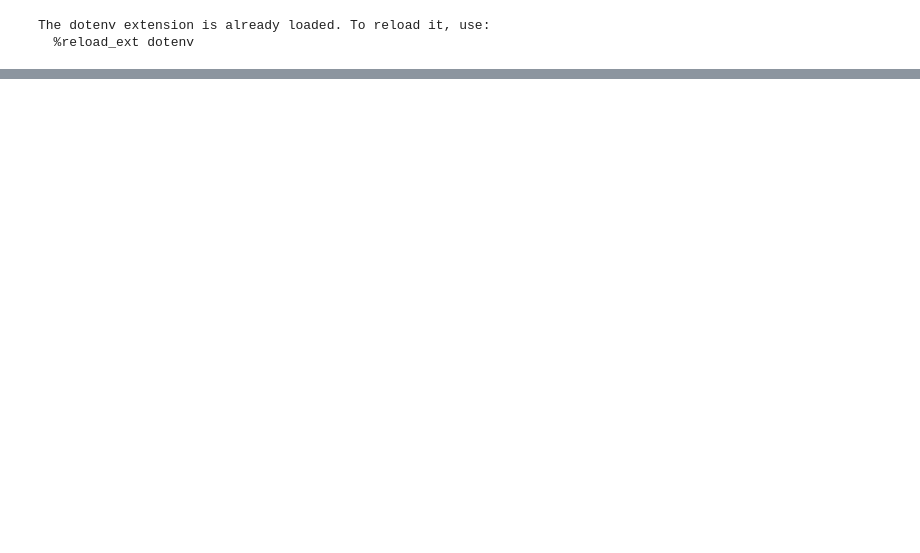
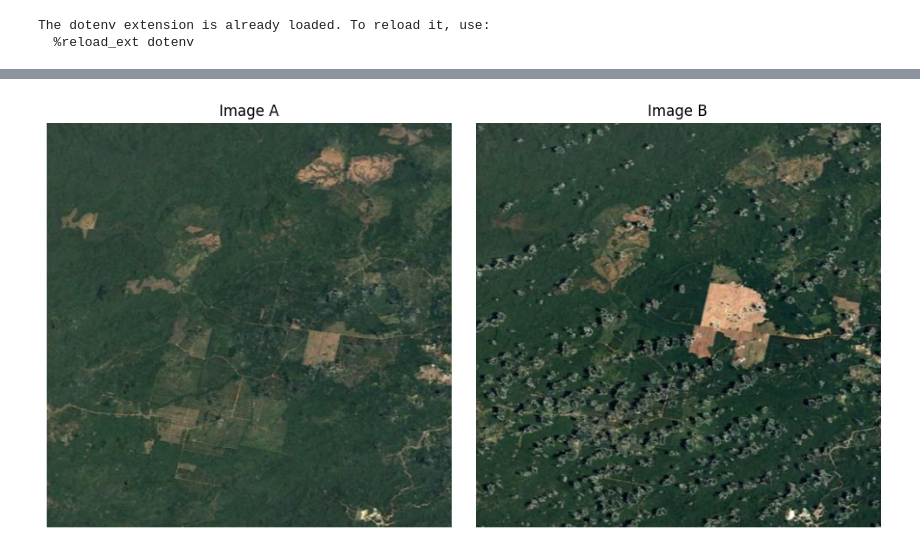
Before and after one commit to JamesBrockUoB/ForestChat, a Jupyter notebook: generate_change_captions.ipynb, the cells around one changed output, grey strips where cells are left out. Drawn from its saved outputs; the diff is of its cells as text; code cells hidden in the pictures; blank space fills up the shorter version.

```diff
--- a/generate_change_captions.ipynb
+++ b/generate_change_captions.ipynb
@@ -56,0 +77,4 @@ FileNotFoundError: [Errno 2] No such file or directory: 'Multi_change/data/Fores
+# %%
+visualise_images("train", 8)
+# %% [output]
+[figure, added]
```
Also changed, not shown: parts of 3 cells of this notebook, 2 other files.
